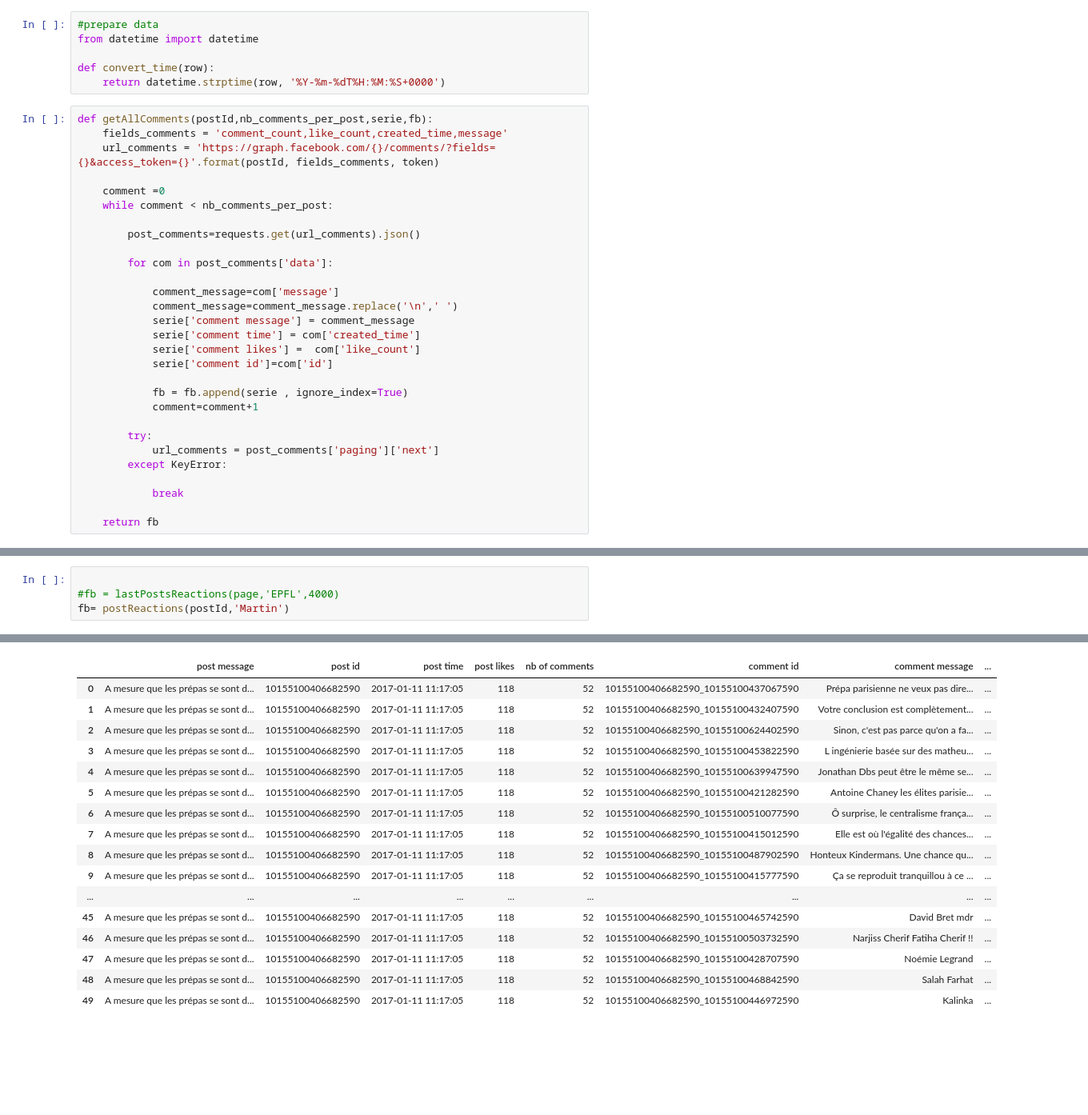
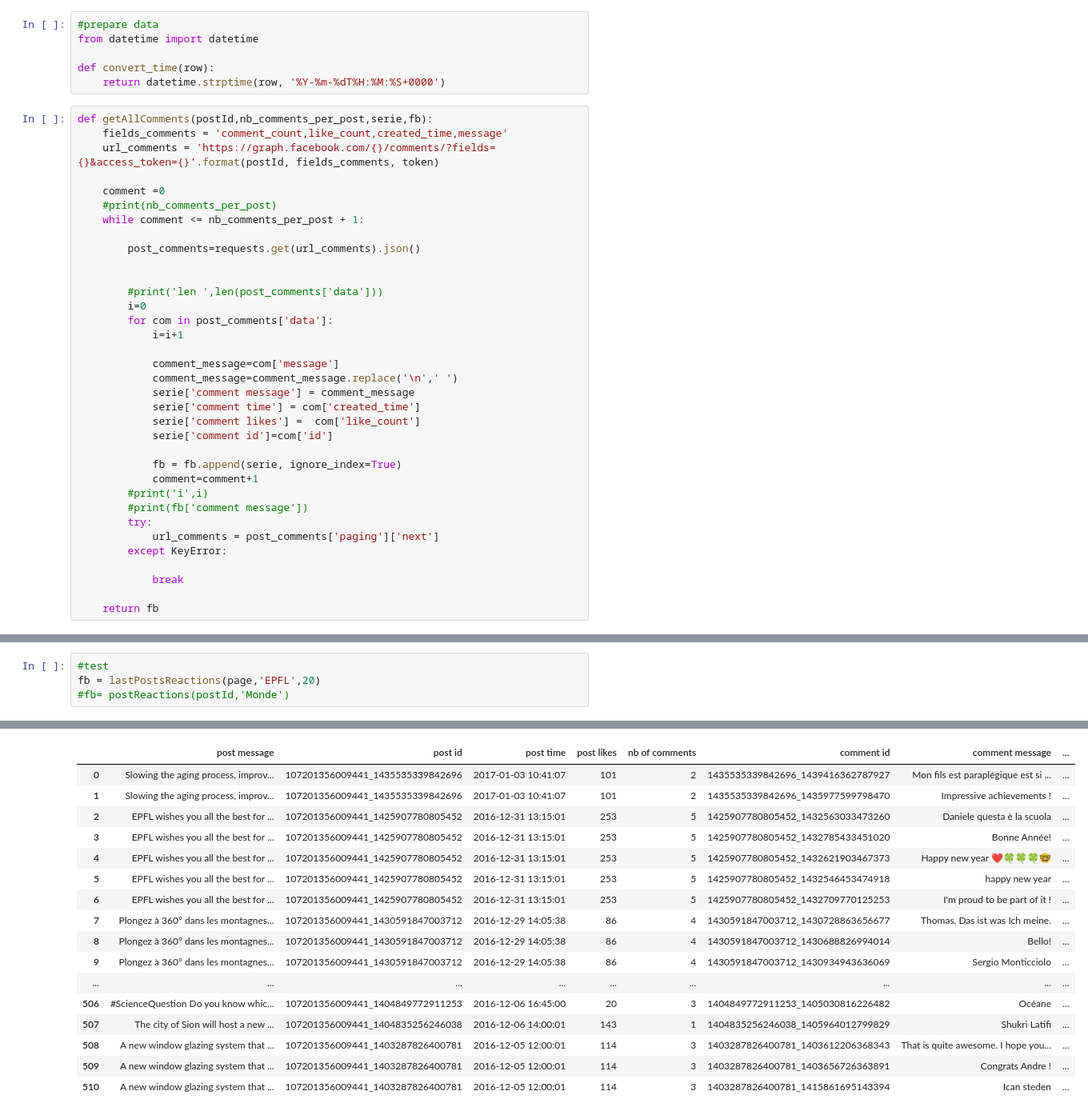
Before and after one commit to meryemwehbe/NTDS_Project, a Jupyter notebook: myProject.ipynb, the cells around one changed output, grey strips where cells are left out. Shown at 80% size. Cells and saved outputs as stored; diff of their text form; blank space fills up the shorter version.

```diff
--- a/myProject.ipynb
+++ b/myProject.ipynb
@@ -1026,11 +1026,16 @@ def getAllComments(postId,nb_comments_per_post,serie,fb):
     url_comments = 'https://graph.facebook.com/{}/comments/?fields={}&access_token={}'.format(postId, fields_comments, token)
 
     comment =0
-    while comment < nb_comments_per_post:
+    #print(nb_comments_per_post)
+    while comment <= nb_comments_per_post + 1:
 
         post_comments=requests.get(url_comments).json()
 
+
+        #print('len ',len(post_comments['data']))
+        i=0
         for com in post_comments['data']:
+            i=i+1
 
             comment_message=com['message']
             comment_message=comment_message.replace('\n',' ')
@@ -1039,9 +1044,10 @@ def getAllComments(postId,nb_comments_per_post,serie,fb):
             serie['comment likes'] =  com['like_count']
             serie['comment id']=com['id']
 
-            fb = fb.append(serie , ignore_index=True)
+            fb = fb.append(serie, ignore_index=True)
             comment=comment+1
-
+        #print('i',i)
+        #print(fb['comment message'])
         try:
             url_comments = post_comments['paging']['next']
         except KeyError:
@@ -1183,7 +1188,7 @@ def postReactions (postId,filename):
 
     return
 # %%
-
-#fb = lastPostsReactions(page,'EPFL',4000)
-fb= postReactions(postId,'Martin')
+#test
+fb = lastPostsReactions(page,'EPFL',20)
+#fb= postReactions(postId,'Monde')
 # %% [output]
@@ -1190,17 +1196,17 @@ fb= postReactions(postId,'Martin')
 |  | post message | post id | post time | post likes | nb of comments | comment id | comment message | ... |
-| 0 | A mesure que les prépas se sont d... | 10155100406682590 | 2017-01-11 11:17:05 | 118 | 52 | 10155100406682590_10155100437067590 | Prépa parisienne ne veux pas dire... | ... |
-| 1 | A mesure que les prépas se sont d... | 10155100406682590 | 2017-01-11 11:17:05 | 118 | 52 | 10155100406682590_10155100432407590 | Votre conclusion est complètement... | ... |
-| 2 | A mesure que les prépas se sont d... | 10155100406682590 | 2017-01-11 11:17:05 | 118 | 52 | 10155100406682590_10155100624402590 | Sinon, c'est pas parce qu'on a fa... | ... |
-| 3 | A mesure que les prépas se sont d... | 10155100406682590 | 2017-01-11 11:17:05 | 118 | 52 | 10155100406682590_10155100453822590 | L ingénierie basée sur des matheu... | ... |
-| 4 | A mesure que les prépas se sont d... | 10155100406682590 | 2017-01-11 11:17:05 | 118 | 52 | 10155100406682590_10155100639947590 | Jonathan Dbs peut être le même se... | ... |
-| 5 | A mesure que les prépas se sont d... | 10155100406682590 | 2017-01-11 11:17:05 | 118 | 52 | 10155100406682590_10155100421282590 | Antoine Chaney les élites parisie... | ... |
-| 6 | A mesure que les prépas se sont d... | 10155100406682590 | 2017-01-11 11:17:05 | 118 | 52 | 10155100406682590_10155100510077590 | Ô surprise, le centralisme frança... | ... |
-| 7 | A mesure que les prépas se sont d... | 10155100406682590 | 2017-01-11 11:17:05 | 118 | 52 | 10155100406682590_10155100415012590 | Elle est où l'égalité des chances... | ... |
-| 8 | A mesure que les prépas se sont d... | 10155100406682590 | 2017-01-11 11:17:05 | 118 | 52 | 10155100406682590_10155100487902590 | Honteux Kindermans. Une chance qu... | ... |
-| 9 | A mesure que les prépas se sont d... | 10155100406682590 | 2017-01-11 11:17:05 | 118 | 52 | 10155100406682590_10155100415777590 | Ça se reproduit tranquillou à ce ... | ... |
+| 0 | Slowing the aging process, improv... | 107201356009441_1435535339842696 | 2017-01-03 10:41:07 | 101 | 2 | 1435535339842696_1439416362787927 | Mon fils est paraplégique est si ... | ... |
+| 1 | Slowing the aging process, improv... | 107201356009441_1435535339842696 | 2017-01-03 10:41:07 | 101 | 2 | 1435535339842696_1435977599798470 | Impressive achievements ! | ... |
+| 2 | EPFL wishes you all the best for ... | 107201356009441_1425907780805452 | 2016-12-31 13:15:01 | 253 | 5 | 1425907780805452_1432563033473260 | Daniele questa è la scuola | ... |
+| 3 | EPFL wishes you all the best for ... | 107201356009441_1425907780805452 | 2016-12-31 13:15:01 | 253 | 5 | 1425907780805452_1432785433451020 | Bonne Année! | ... |
+| 4 | EPFL wishes you all the best for ... | 107201356009441_1425907780805452 | 2016-12-31 13:15:01 | 253 | 5 | 1425907780805452_1432621903467373 | Happy new year ❤🍀🍀🍀🤓 | ... |
+| 5 | EPFL wishes you all the best for ... | 107201356009441_1425907780805452 | 2016-12-31 13:15:01 | 253 | 5 | 1425907780805452_1432546453474918 | happy new year | ... |
+| 6 | EPFL wishes you all the best for ... | 107201356009441_1425907780805452 | 2016-12-31 13:15:01 | 253 | 5 | 1425907780805452_1432709770125253 | I'm proud to be part of it ! | ... |
+| 7 | Plongez à 360° dans les montagnes... | 107201356009441_1430591847003712 | 2016-12-29 14:05:38 | 86 | 4 | 1430591847003712_1430728863656677 | Thomas, Das ist was Ich meine. | ... |
+| 8 | Plongez à 360° dans les montagnes... | 107201356009441_1430591847003712 | 2016-12-29 14:05:38 | 86 | 4 | 1430591847003712_1430688826994014 | Bello! | ... |
+| 9 | Plongez à 360° dans les montagnes... | 107201356009441_1430591847003712 | 2016-12-29 14:05:38 | 86 | 4 | 1430591847003712_1430934943636069 | Sergio Monticciolo | ... |
 | ... | ... | ... | ... | ... | ... | ... | ... | ... |
-| 45 | A mesure que les prépas se sont d... | 10155100406682590 | 2017-01-11 11:17:05 | 118 | 52 | 10155100406682590_10155100465742590 | David Bret mdr | ... |
-| 46 | A mesure que les prépas se sont d... | 10155100406682590 | 2017-01-11 11:17:05 | 118 | 52 | 10155100406682590_10155100503732590 | Narjiss Cherif Fatiha Cherif !! | ... |
-| 47 | A mesure que les prépas se sont d... | 10155100406682590 | 2017-01-11 11:17:05 | 118 | 52 | 10155100406682590_10155100428707590 | Noémie Legrand | ... |
-| 48 | A mesure que les prépas se sont d... | 10155100406682590 | 2017-01-11 11:17:05 | 118 | 52 | 10155100406682590_10155100468842590 | Salah Farhat | ... |
-| 49 | A mesure que les prépas se sont d... | 10155100406682590 | 2017-01-11 11:17:05 | 118 | 52 | 10155100406682590_10155100446972590 | Kalinka | ... |
+| 506 | #ScienceQuestion Do you know whic... | 107201356009441_1404849772911253 | 2016-12-06 16:45:00 | 20 | 3 | 1404849772911253_1405030816226482 | Océane | ... |
+| 507 | The city of Sion will host a new ... | 107201356009441_1404835256246038 | 2016-12-06 14:00:01 | 143 | 1 | 1404835256246038_1405964012799829 | Shukri Latifi | ... |
+| 508 | A new window glazing system that ... | 107201356009441_1403287826400781 | 2016-12-05 12:00:01 | 114 | 3 | 1403287826400781_1403612206368343 | That is quite awesome. I hope you... | ... |
+| 509 | A new window glazing system that ... | 107201356009441_1403287826400781 | 2016-12-05 12:00:01 | 114 | 3 | 1403287826400781_1403656726363891 | Congrats Andre ! | ... |
+| 510 | A new window glazing system that ... | 107201356009441_1403287826400781 | 2016-12-05 12:00:01 | 114 | 3 | 1403287826400781_1415861695143394 | Ican steden | ... |
```
Also changed, not shown: parts of 5 cells of this notebook, 1 other file.
